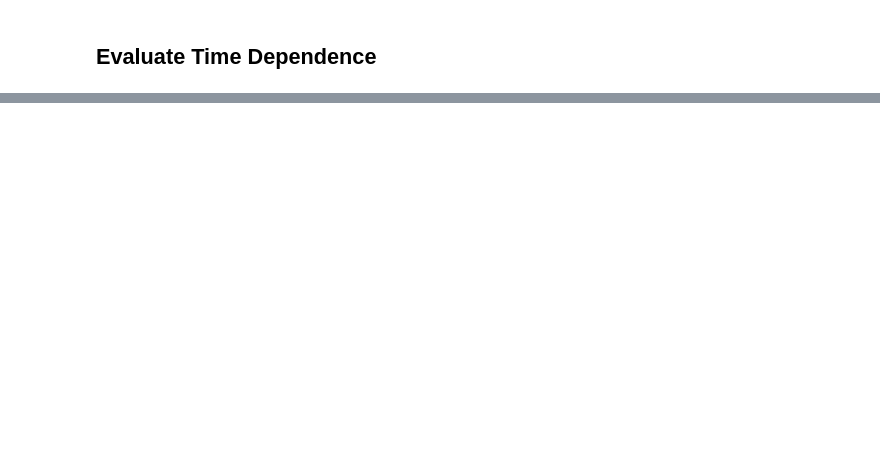
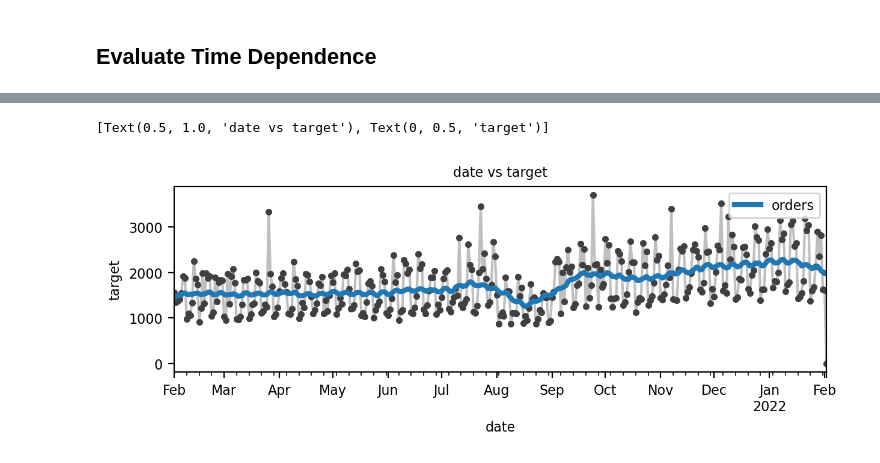
Before and after one commit to claricemottet/IDD_glovo_time_series, a Jupyter notebook: EDA_glovo_orders.ipynb, the cells around one changed output, grey strips where cells are left out. Saved outputs shown, nothing was run; the diff lists cells and outputs as text; code cells hidden in the pictures; blank space fills up the shorter version.

```diff
--- a/EDA_glovo_orders.ipynb
+++ b/EDA_glovo_orders.ipynb
@@ -182,0 +229,21 @@ df_orders['dayofyear'] = df_orders['time'].dt.day_of_year
+# %%
+#aggregate to the day level number of orders, moving average
+
+x_val = 'date'
+y_val = TARGET
+
+df_orders_agg = df_orders.groupby([x_val], as_index = False)['orders'].sum()
+ax = df_orders_agg.plot(x = x_val, y = y_val, **plot_params)
+
+df_orders_agg.set_index(x_val, inplace = True)
+moving_average = df_orders_agg[[TARGET]].rolling(
+    window=30,
+    center=True,
+    min_periods = 15
+).mean()
+
+ax = moving_average.plot(ax=ax, linewidth=3)
+ax.set(title = x_val+' vs target', ylabel = 'target')
+# %% [output]
+[Text(0.5, 1.0, 'date vs target'), Text(0, 0.5, 'target')]
+[figure, added]
```
Also changed, not shown: parts of 11 cells of this notebook.
